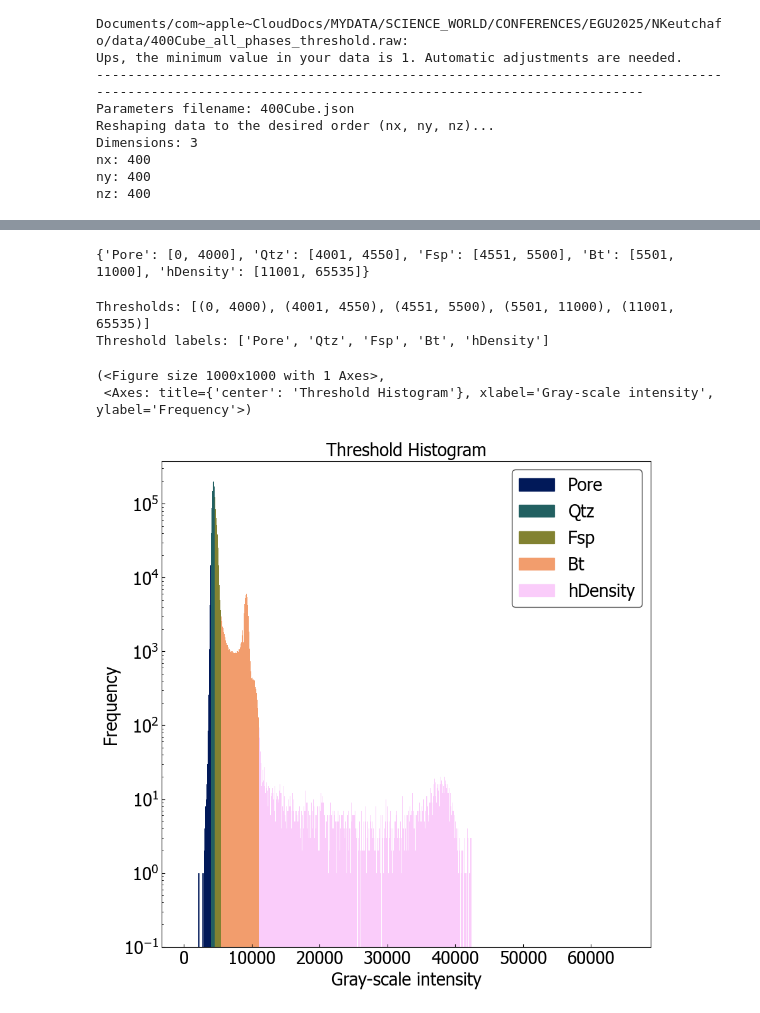
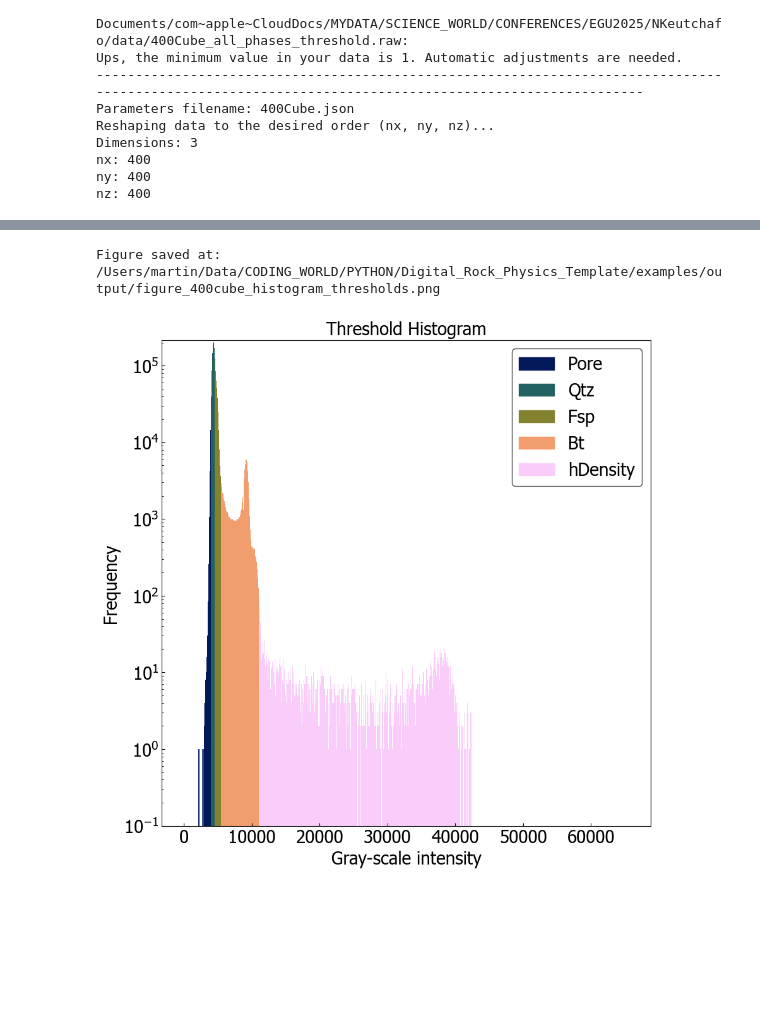
Before and after one commit to m-balcewicz/Digital_Rock_Physics_Template, a Jupyter notebook: examples/get_histogram.ipynb, the cells around one changed output, grey strips where cells are left out. Drawn from its saved outputs; the diff is of its cells as text; code cells hidden in the pictures; blank space fills up the shorter version.

```diff
--- a/examples/get_histogram.ipynb
+++ b/examples/get_histogram.ipynb
@@ -75,7 +74,0 @@ update_parameters_file(paramsfile=params_file_raw, thresholds=thresholds)
-# %%
-# Get the thresholds
-thresholds = read_parameters_file(paramsfile=params_file_raw, paramsvars='thresholds')
-# print the thresholds
-print(thresholds)
-# %% [output]
-{'Pore': [0, 4000], 'Qtz': [4001, 4550], 'Fsp': [4551, 5500], 'Bt': [5501, 11000], 'hDensity': [11001, 65535]}
@@ -275,40 +75,6 @@ def plot_threshold_histogram(
-# %%
-# Define your threshold ranges
-# Read thresholds and labels from the paramsfile
-thresholds_dict = read_parameters_file(paramsfile=params_file_raw, paramsvars='thresholds')
-
-# Convert the thresholds dictionary into a list of tuples and labels
-thresholds = [(v[0], v[1]) for v in thresholds_dict.values()]
-threshold_labels = list(thresholds_dict.keys())
-
-print(f"Thresholds: {thresholds}")
-print(f"Threshold labels: {threshold_labels}")
-# %% [output]
-Thresholds: [(0, 4000), (4001, 4550), (4551, 5500), (5501, 11000), (11001, 65535)]
-Threshold labels: ['Pore', 'Qtz', 'Fsp', 'Bt', 'hDensity']
 # %%
-from matplotlib import colors
-from cmcrameri import cm
-
-# Example: 3 thresholds
-threshold_colors = [colors.to_hex(cm.batlow(i)) for i in np.linspace(0, 1, len(thresholds))]
-
-# Plot the histogram with custom colors
-# fig, ax = plot_threshold_histogram(
-#     data_raw,
-#     thresholds=thresholds,
-#     threshold_labels=threshold_labels,
-#     paramsfile=params_file_raw,
-#     threshold_colors=None,  # Use custom colors
-#     log_scale='both',
-#     title='Material Phase Distribution with Custom Colors',
-#     dark_mode=False
-# )
-
-plot_threshold_histogram(data=data_raw, thresholds=thresholds, threshold_labels=threshold_labels, threshold_colors=threshold_colors,
-                           paramsfile=params_file_raw, dtype=None, cmap_set=None, title=None,
-                           log_scale='y', dark_mode=False, num_bins=None)
+fig, ax = image.histogram(data=data_raw, paramsfile=params_file_raw, title=None, log_scale='y', dark_mode=False, cmap_set=None,thresholds=thresholds)
+save_figure2(fig, filename='figure_400cube_histogram_thresholds')
 # %% [output]
-(<Figure size 1000x1000 with 1 Axes>,
- <Axes: title={'center': 'Threshold Histogram'}, xlabel='Gray-scale intensity', ylabel='Frequency'>)
+Figure saved at: /Users/martin/Data/CODING_WORLD/PYTHON/Digital_Rock_Physics_Template/examples/output/figure_400cube_histogram_thresholds.png
-[figure, old version]
+[figure, new version]
```
Also changed, not shown: parts of 9 cells of this notebook.
